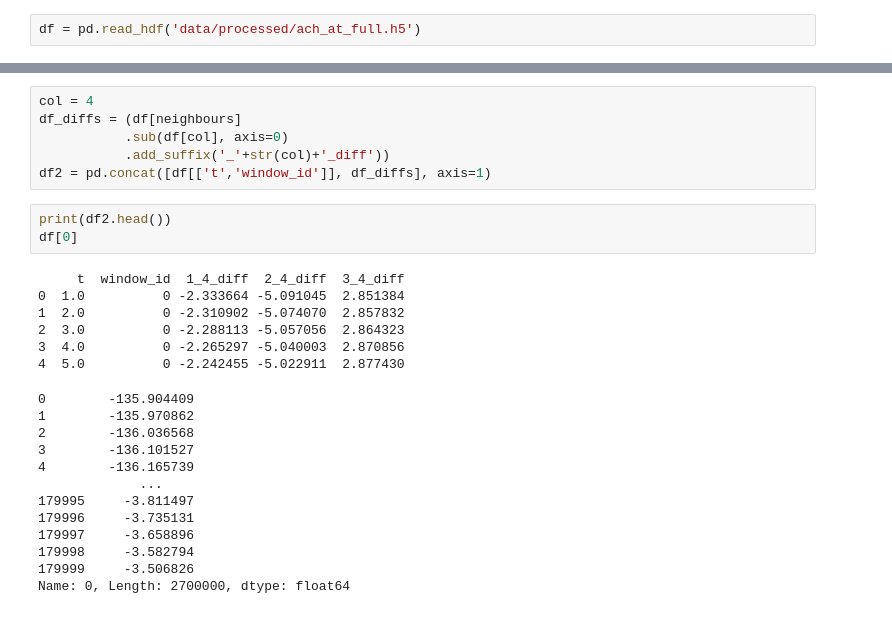
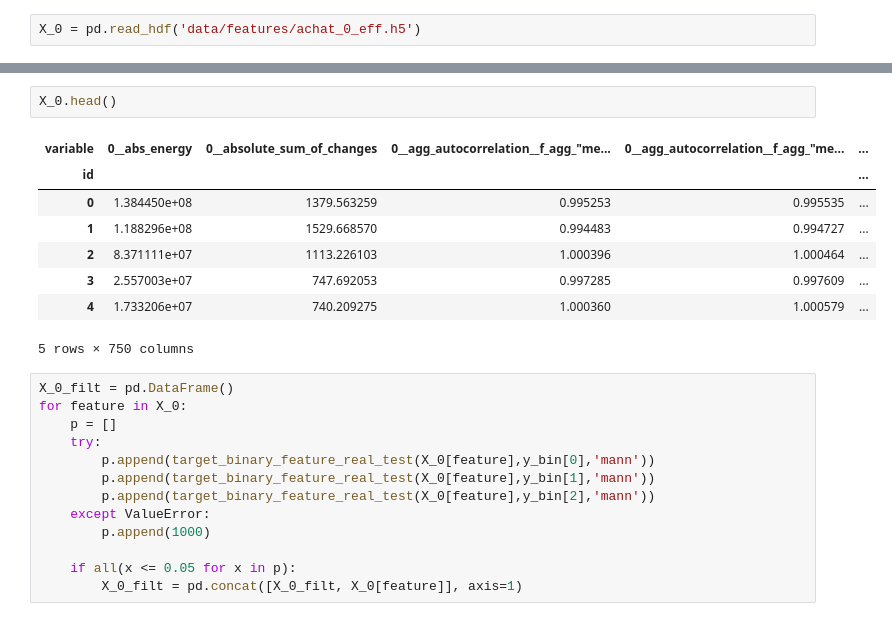
Before and after one commit to kartikey-vyas/GI-timeseries-classification, a Jupyter notebook: testing.ipynb, the cells around one changed output, grey strips where cells are left out. Saved outputs shown, nothing was run; the diff lists cells and outputs as text.

```diff
--- a/testing.ipynb
+++ b/testing.ipynb
@@ -4,2 +9,2 @@ import numpy as np
 # %%
-df = pd.read_hdf('data/processed/ach_at_full.h5')
+X_0 = pd.read_hdf('data/features/achat_0_eff.h5')
@@ -47,28 +11,24 @@ df_neighbours.sub(df[4], axis=0)
-# %%
-col = 4
-df_diffs = (df[neighbours]
-           .sub(df[col], axis=0)
-           .add_suffix('_'+str(col)+'_diff'))
-df2 = pd.concat([df[['t','window_id']], df_diffs], axis=1)
-# %%
-print(df2.head())
-df[0]
-# %% [output]
-     t  window_id  1_4_diff  2_4_diff  3_4_diff
-0  1.0          0 -2.333664 -5.091045  2.851384
-1  2.0          0 -2.310902 -5.074070  2.857832
-2  3.0          0 -2.288113 -5.057056  2.864323
-3  4.0          0 -2.265297 -5.040003  2.870856
-4  5.0          0 -2.242455 -5.022911  2.877430
-0        -135.904409
-1        -135.970862
-2        -136.036568
-3        -136.101527
-4        -136.165739
-             ...
-179995     -3.811497
-179996     -3.735131
-179997     -3.658896
-179998     -3.582794
-179999     -3.506826
-Name: 0, Length: 2700000, dtype: float64
+# %%
+X_0.head()
+# %% [output]
+| variable | 0__abs_energy | 0__absolute_sum_of_changes | 0__agg_autocorrelation__f_agg_"me... | 0__agg_autocorrelation__f_agg_"me... | ... |
+| id |  |  |  |  | ... |
+| 0 | 1.384450e+08 | 1379.563259 | 0.995253 | 0.995535 | ... |
+| 1 | 1.188296e+08 | 1529.668570 | 0.994483 | 0.994727 | ... |
+| 2 | 8.371111e+07 | 1113.226103 | 1.000396 | 1.000464 | ... |
+| 3 | 2.557003e+07 | 747.692053 | 0.997285 | 0.997609 | ... |
+| 4 | 1.733206e+07 | 740.209275 | 1.000360 | 1.000579 | ... |
+5 rows × 750 columns
+# %%
+X_0_filt = pd.DataFrame()
+for feature in X_0:
+    p = []
+    try:
+        p.append(target_binary_feature_real_test(X_0[feature],y_bin[0],'mann'))
+        p.append(target_binary_feature_real_test(X_0[feature],y_bin[1],'mann'))
+        p.append(target_binary_feature_real_test(X_0[feature],y_bin[2],'mann'))
+    except ValueError:
+        p.append(1000)
+
+    if all(x <= 0.05 for x in p):
+        X_0_filt = pd.concat([X_0_filt, X_0[feature]], axis=1)
```
Also changed, not shown: parts of 14 cells of this notebook, 7 other files.
